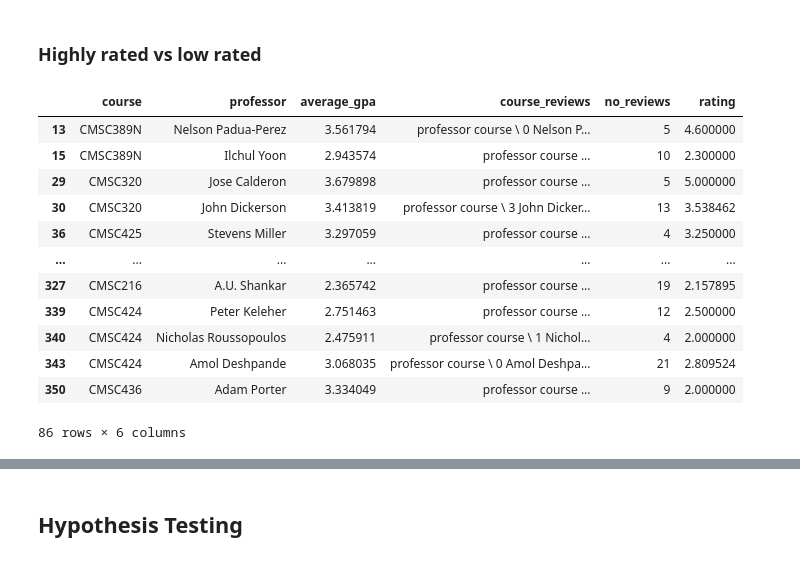
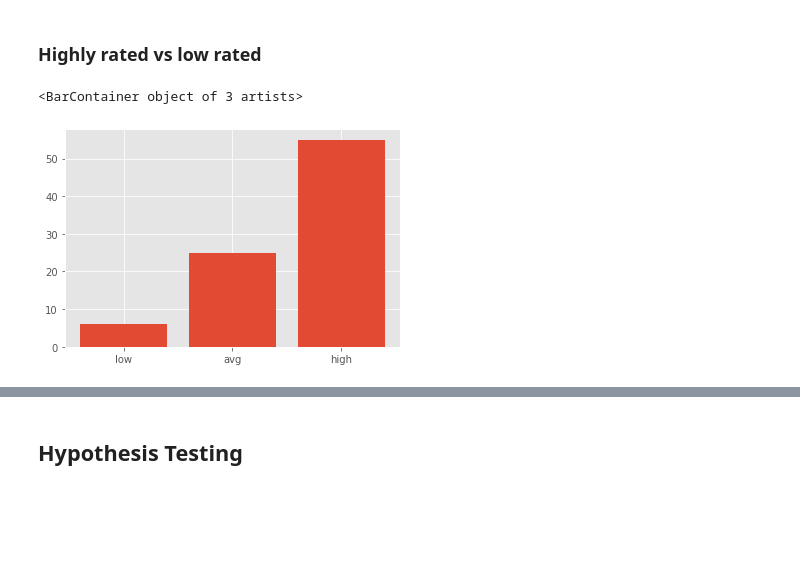
Before and after one commit to adamy03/course_analysis, a Jupyter notebook: course_analysis.ipynb, the cells around one changed output, grey strips where cells are left out. Saved outputs shown, nothing was run; the diff lists cells and outputs as text; code cells hidden in the pictures; blank space fills up the shorter version.

```diff
--- a/course_analysis.ipynb
+++ b/course_analysis.ipynb
@@ -226,23 +223,12 @@ plt.scatter(x,y)
 # %% [markdown]
 ### **Highly rated vs low rated**
-# %%
-cdf
-# %% [output]
-|  | course | professor | average_gpa | course_reviews | no_reviews | rating |
-| 13 | CMSC389N | Nelson Padua-Perez | 3.561794 | professor course \ 0 Nelson P... | 5 | 4.600000 |
-| 15 | CMSC389N | Ilchul Yoon | 2.943574 | professor course ... | 10 | 2.300000 |
-| 29 | CMSC320 | Jose Calderon | 3.679898 | professor course ... | 5 | 5.000000 |
-| 30 | CMSC320 | John Dickerson | 3.413819 | professor course \ 3 John Dicker... | 13 | 3.538462 |
-| 36 | CMSC425 | Stevens Miller | 3.297059 | professor course ... | 4 | 3.250000 |
-| ... | ... | ... | ... | ... | ... | ... |
-| 327 | CMSC216 | A.U. Shankar | 2.365742 | professor course ... | 19 | 2.157895 |
-| 339 | CMSC424 | Peter Keleher | 2.751463 | professor course ... | 12 | 2.500000 |
-| 340 | CMSC424 | Nicholas Roussopoulos | 2.475911 | professor course \ 1 Nichol... | 4 | 2.000000 |
-| 343 | CMSC424 | Amol Deshpande | 3.068035 | professor course \ 0 Amol Deshpa... | 21 | 2.809524 |
-| 350 | CMSC436 | Adam Porter | 3.334049 | professor course ... | 9 | 2.000000 |
-86 rows × 6 columns
 # %%
 low = cdf.loc[cdf["rating"] < 2]
 high = cdf.loc[cdf["rating"] > 3]
 avg = cdf.loc[(cdf["rating"] <= 3) & (cdf["rating"] >= 2)]
+# %%
+plt.bar(x=["low", "avg", "high"], height=[len(low), len(avg), len(high)])
+# %% [output]
+<BarContainer object of 3 artists>
+[figure, added]
 # %%
```
Also changed, not shown: parts of 7 cells of this notebook.
